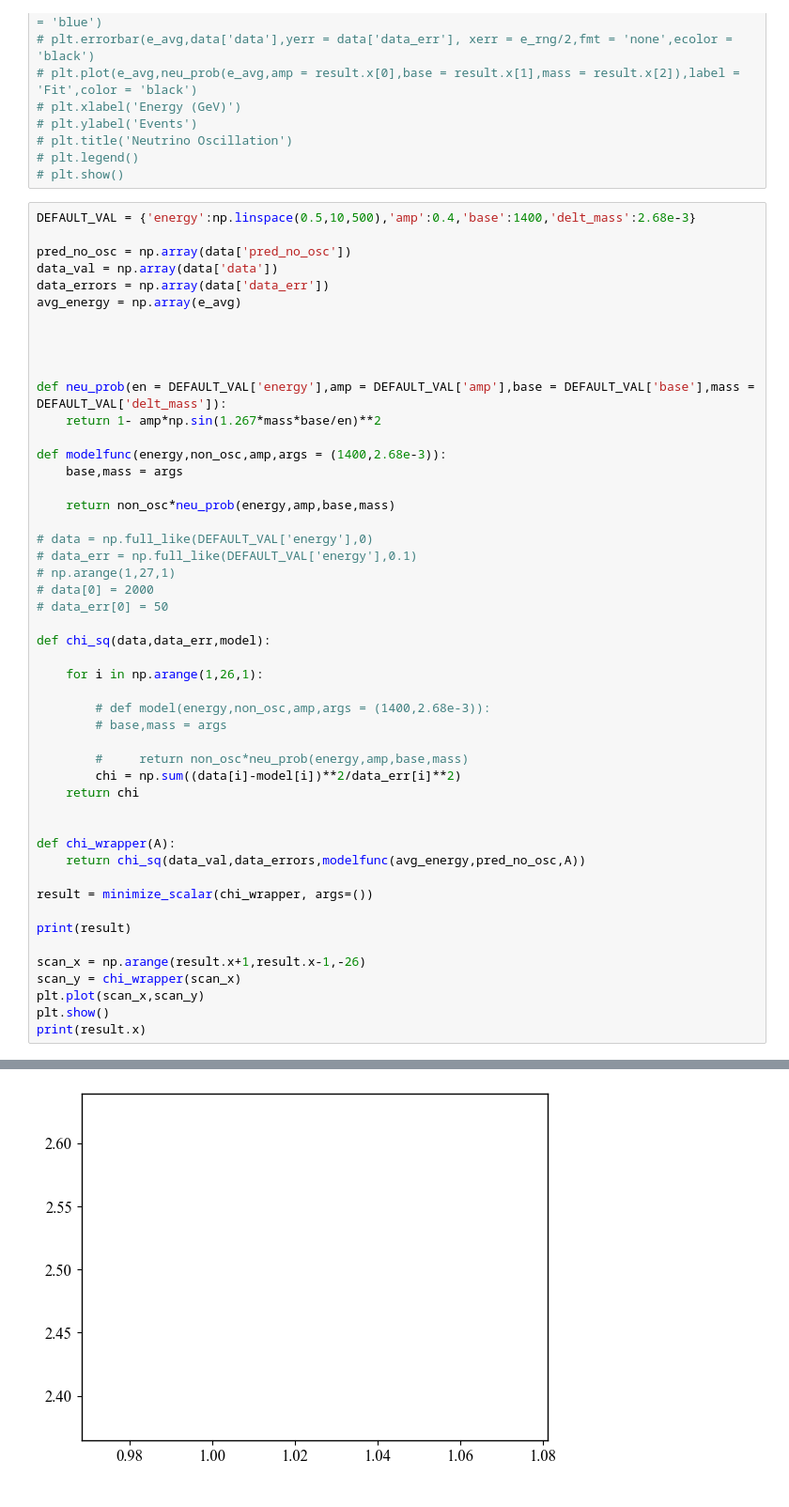
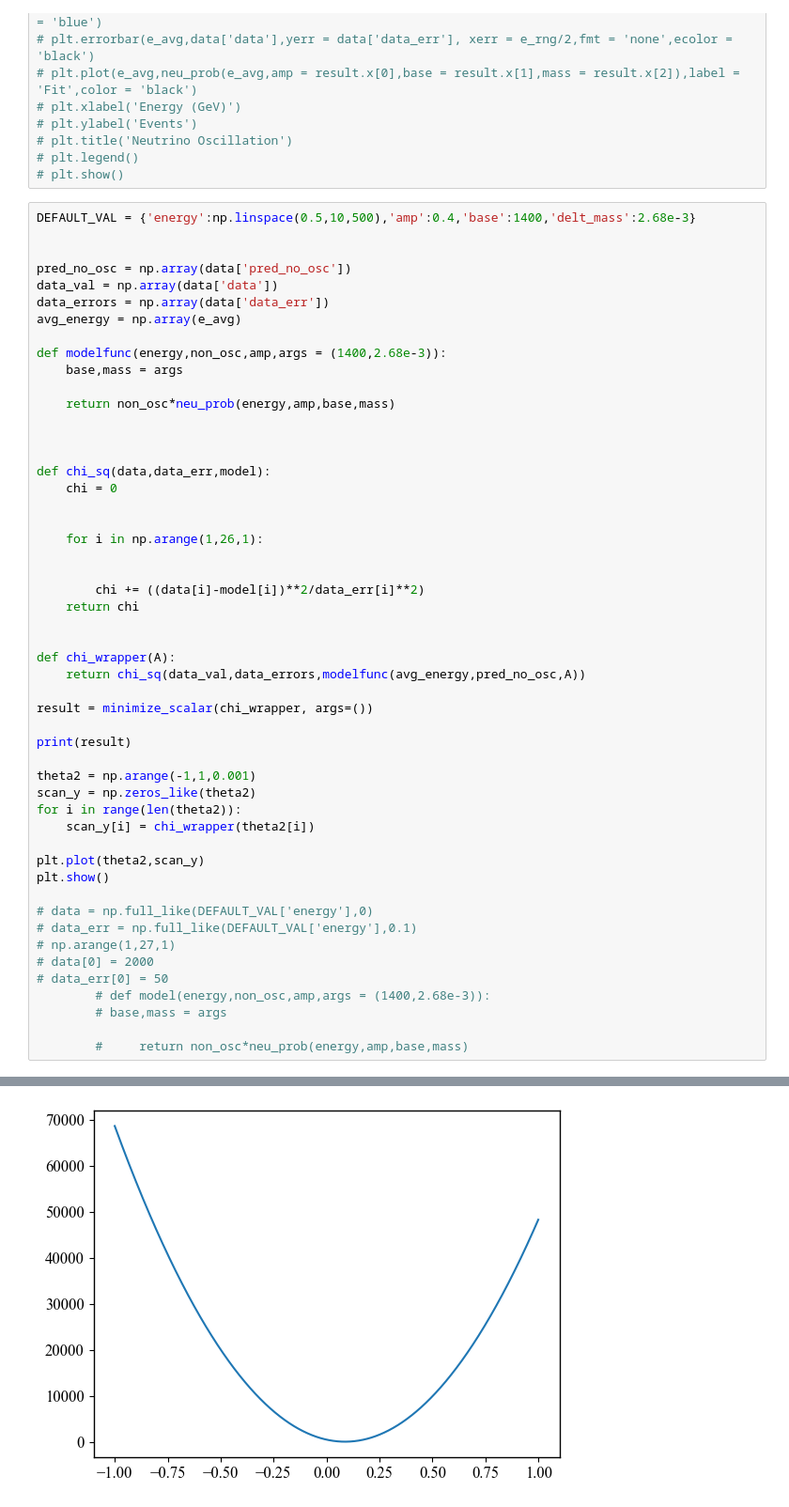
Before and after one commit to lewismcnish/Physics, a Jupyter notebook: Year_3/it_lab/task_3_neutrino.ipynb, the cells around one changed output, grey strips where cells are left out. Shown at 94% size. Cells and saved outputs as stored; diff of their text form.

```diff
--- a/Year_3/it_lab/task_3_neutrino.ipynb
+++ b/Year_3/it_lab/task_3_neutrino.ipynb
@@ -80,38 +80,28 @@ plt.show()
 # plt.show()
 # %%
 DEFAULT_VAL = {'energy':np.linspace(0.5,10,500),'amp':0.4,'base':1400,'delt_mass':2.68e-3}
+
 
 pred_no_osc = np.array(data['pred_no_osc'])
 data_val = np.array(data['data'])
 data_errors = np.array(data['data_err'])
 avg_energy = np.array(e_avg)
 
-
-
-
-def neu_prob(en = DEFAULT_VAL['energy'],amp = DEFAULT_VAL['amp'],base = DEFAULT_VAL['base'],mass = DEFAULT_VAL['delt_mass']):
-    return 1- amp*np.sin(1.267*mass*base/en)**2
-
 def modelfunc(energy,non_osc,amp,args = (1400,2.68e-3)):
     base,mass = args
 
     return non_osc*neu_prob(energy,amp,base,mass)
 
-# data = np.full_like(DEFAULT_VAL['energy'],0)
-# data_err = np.full_like(DEFAULT_VAL['energy'],0.1)
-# np.arange(1,27,1)
-# data[0] = 2000
-# data_err[0] = 50
+
 
 def chi_sq(data,data_err,model):
+    chi = 0
+
 
     for i in np.arange(1,26,1):
 
-        # def model(energy,non_osc,amp,args = (1400,2.68e-3)):
-        # base,mass = args
 
-        #     return non_osc*neu_prob(energy,amp,base,mass)
-        chi = np.sum((data[i]-model[i])**2/data_err[i]**2)
+        chi += ((data[i]-model[i])**2/data_err[i]**2)
     return chi
 
 
@@ -122,9 +112,21 @@ result = minimize_scalar(chi_wrapper, args=())
 
 print(result)
 
-scan_x = np.arange(result.x+1,result.x-1,-26)
-scan_y = chi_wrapper(scan_x)
-plt.plot(scan_x,scan_y)
+theta2 = np.arange(-1,1,0.001)
+scan_y = np.zeros_like(theta2)
+for i in range(len(theta2)):
+    scan_y[i] = chi_wrapper(theta2[i])
+
+plt.plot(theta2,scan_y)
 plt.show()
-print(result.x)
+
+# data = np.full_like(DEFAULT_VAL['energy'],0)
+# data_err = np.full_like(DEFAULT_VAL['energy'],0.1)
+# np.arange(1,27,1)
+# data[0] = 2000
+# data_err[0] = 50
+        # def model(energy,non_osc,amp,args = (1400,2.68e-3)):
+        # base,mass = args
+
+        #     return non_osc*neu_prob(energy,amp,base,mass)
 # %% [output]
@@ -137 +139 @@ print(result.x)
-[figure, old version]
+[figure, new version]
```
Also changed, not shown: parts of 5 cells of this notebook.
